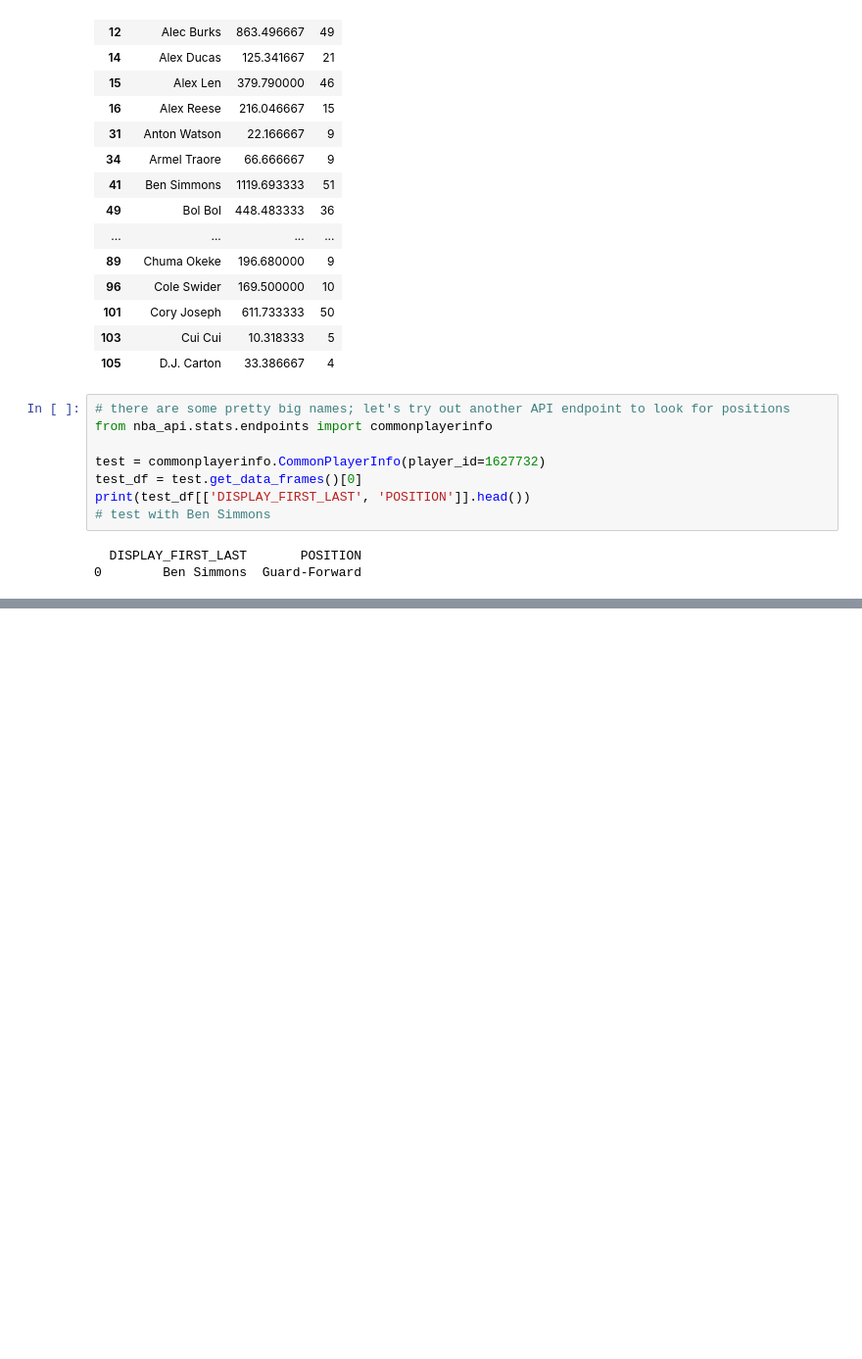
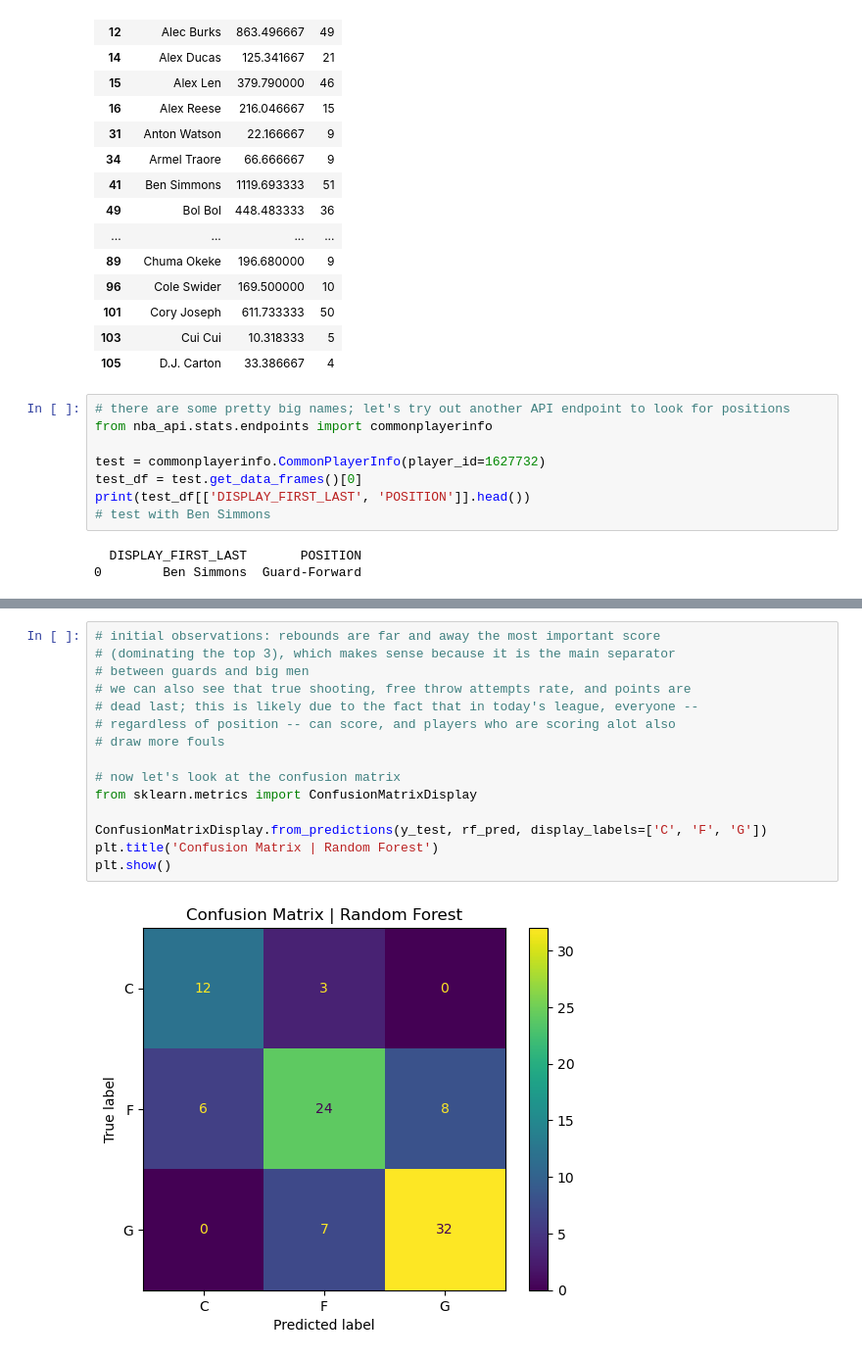
Before and after one commit to EthanBracero-Komrosky/nba-position-predictor, a Jupyter notebook: nba_position_predictor.ipynb, the cells around one changed output, grey strips where cells are left out. Shown at 98% size. Cells and saved outputs as stored; diff of their text form; blank space fills up the shorter version.

```diff
--- a/nba_position_predictor.ipynb
+++ b/nba_position_predictor.ipynb
@@ -213,0 +385,17 @@ Name: count, dtype: int64
+# %%
+# initial observations: rebounds are far and away the most important score
+# (dominating the top 3), which makes sense because it is the main separator
+# between guards and big men
+# we can also see that true shooting, free throw attempts rate, and points are
+# dead last; this is likely due to the fact that in today's league, everyone --
+# regardless of position -- can score, and players who are scoring alot also
+# draw more fouls
+
+# now let's look at the confusion matrix
+from sklearn.metrics import ConfusionMatrixDisplay
+
+ConfusionMatrixDisplay.from_predictions(y_test, rf_pred, display_labels=['C', 'F', 'G'])
+plt.title('Confusion Matrix | Random Forest')
+plt.show()
+# %% [output]
+[figure, added]
```
Also changed, not shown: parts of 18 cells of this notebook.
